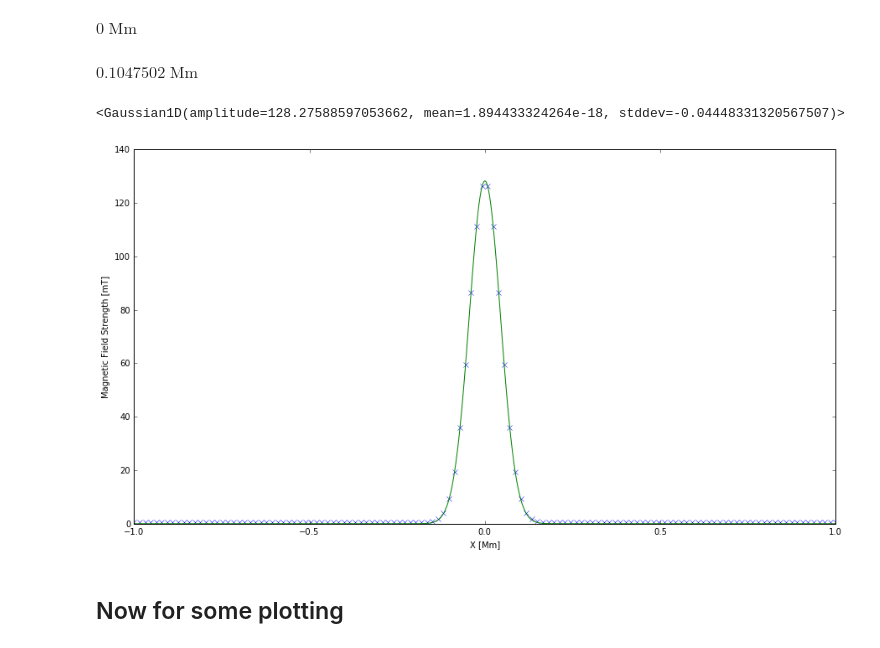
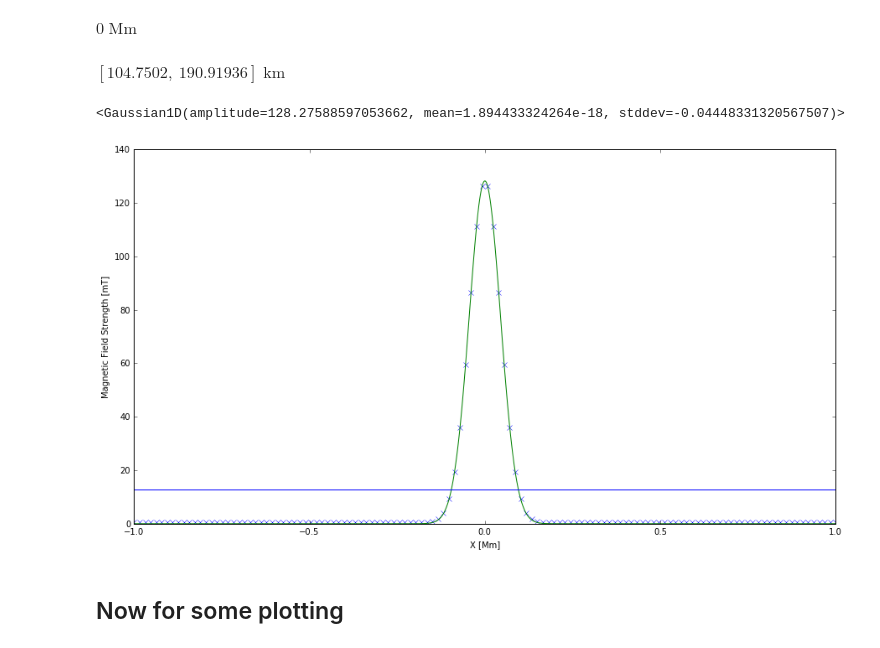
Before and after one commit to Cadair/Thesis, a Jupyter notebook: notebooks/pysac background graphs.ipynb, the cells around one changed output. Drawn from its saved outputs; the diff is of its cells as text; code cells hidden in the pictures.

```diff
--- a/notebooks/pysac background graphs.ipynb
+++ b/notebooks/pysac background graphs.ipynb
@@ -81,9 +70,21 @@ bmag_fit = fitting.LevMarLSQFitter()(gaussian, x_lin, bmag)
-# %%
-fwhm = 2.*np.sqrt(2*np.log(2))*bmag_fit.stddev.value
-fwhm = np.abs(fwhm) * u.Mm
-fwhm
-# %% [output]
-$0.1047502 \; \mathrm{Mm}$
+# %%
+from astropy.modeling import models, fitting
+
+x_lin = np.linspace(coords['xmin'], coords['xmax'], model_pars['Nxyz'][0])
+bmag = np.sqrt((Bx**2 + By**2 + Bz**2))[:,64,0].to(u.mT)
+
+gaussian = models.Gaussian1D()
+bmag_fit = fitting.LevMarLSQFitter()(gaussian, x_lin, bmag)
+
+fwhm = 2.*np.sqrt(2*np.log(2))*bmag_fit.stddev.value
+fwhm = np.abs(fwhm) * u.Mm
+
+fwtm = 2.*np.sqrt(2*np.log(10))*bmag_fit.stddev.value
+fwtm = np.abs(fwtm) * u.Mm
+
+u.Quantity([fwhm, fwtm]).to(u.km)
+# %% [output]
+$[104.7502,~190.91936] \; \mathrm{km}$
 # %%
 bmag_fit
 # %% [output]
@@ -91,15 +92,16 @@ bmag_fit
 # %%
 %matplotlib inline
 fig = plt.figure(figsize=(15,8))
 plt.plot(x_lin, bmag.to(u.mT), 'x')
 X = np.linspace(coords['xmin'], coords['xmax'], 1000)
 plt.plot(X, bmag_fit(X.value))
 
 plt.xlabel("X [{}]".format(x.unit))
 plt.ylabel("Magnetic Field Strength [{}]".format(bmag.unit))
+plt.axhline(y=bmag_fit.amplitude.value/10)
 fig
 # %% [output]
-[figure, old version]
+[figure, new version]
 # %% [markdown]
 ## Now for some plotting
 # %%
```
Also changed, not shown: parts of 18 cells of this notebook, 3 other files.
